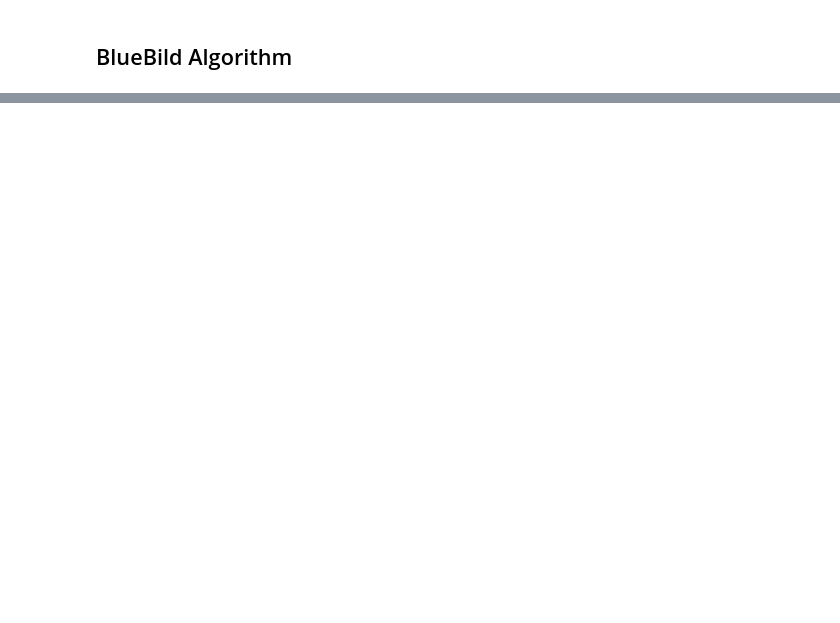
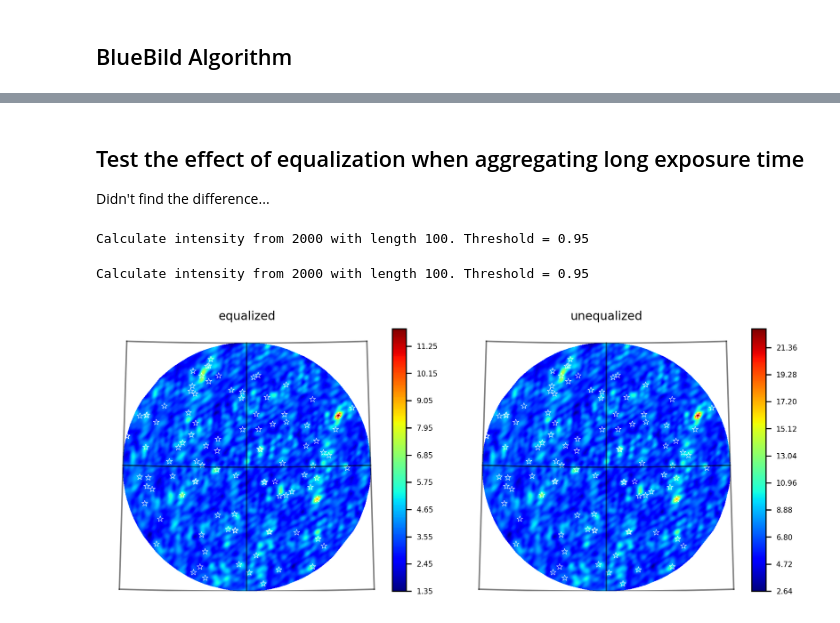
Before and after one commit to adfeel220/SSDP-Project-RadioAstronomySourceLocalization, a Jupyter notebook: RI_project.ipynb, the cells around one changed output, grey strips where cells are left out. Saved outputs shown, nothing was run; the diff lists cells and outputs as text; code cells hidden in the pictures; blank space fills up the shorter version.

```diff
--- a/RI_project.ipynb
+++ b/RI_project.ipynb
@@ -183,0 +272,12 @@ fig.set_dpi(250)
+# %%
+fig, axs = plt.subplots(3,3)
+fig.set_dpi(300)
+title_fontsize = 5
+plt.rcParams.update({'font.size': 4})
+star_size=10
+linewidth=0.2
+
+for i in range(3):
+    for j in range(3):
+        axs[i,j].set_title(f'Number of time frames = {lengths[3*i+j]}', fontsize=title_fontsize)
+        intensity_plot(intensities[3*i+j], axs[i,j], star_size=star_size, linewidth=linewidth)
@@ -183,0 +286,25 @@ fig.set_dpi(250)
+# %% [markdown]
+## Test the effect of equalization when aggregating long exposure time
+Didn't find the difference...
+# %%
+intensity_eq   = bluebild_long_exposure(data['S'], data['W'], data['XYZ'], data['px_grid'], data['lambda_'], 0.95, time_window_lng=100, time_start=2000, equalize=True)
+intensity_uneq = bluebild_long_exposure(data['S'], data['W'], data['XYZ'], data['px_grid'], data['lambda_'], 0.95, time_window_lng=100, time_start=2000, equalize=False)
+# %% [output]
+Calculate intensity from 2000 with length 100. Threshold = 0.95
+Calculate intensity from 2000 with length 100. Threshold = 0.95
+# %%
+fig, axs = plt.subplots(1,2)
+fig.set_dpi(300)
+fig.set_size_inches(8,4)
+title_fontsize = 8
+plt.rcParams.update({'font.size': 5})
+
+axs[0].set_title('equalized', fontsize=title_fontsize)
+axs[1].set_title('unequalized', fontsize=title_fontsize)
+
+star_size=18
+linewidth=0.25
+intensity_plot(intensity_eq, axs[0], star_size=star_size, linewidth=linewidth)
+intensity_plot(intensity_uneq, axs[1], star_size=star_size, linewidth=linewidth)
+# %% [output]
+[figure, added]
```
Also changed, not shown: parts of 17 cells of this notebook.
